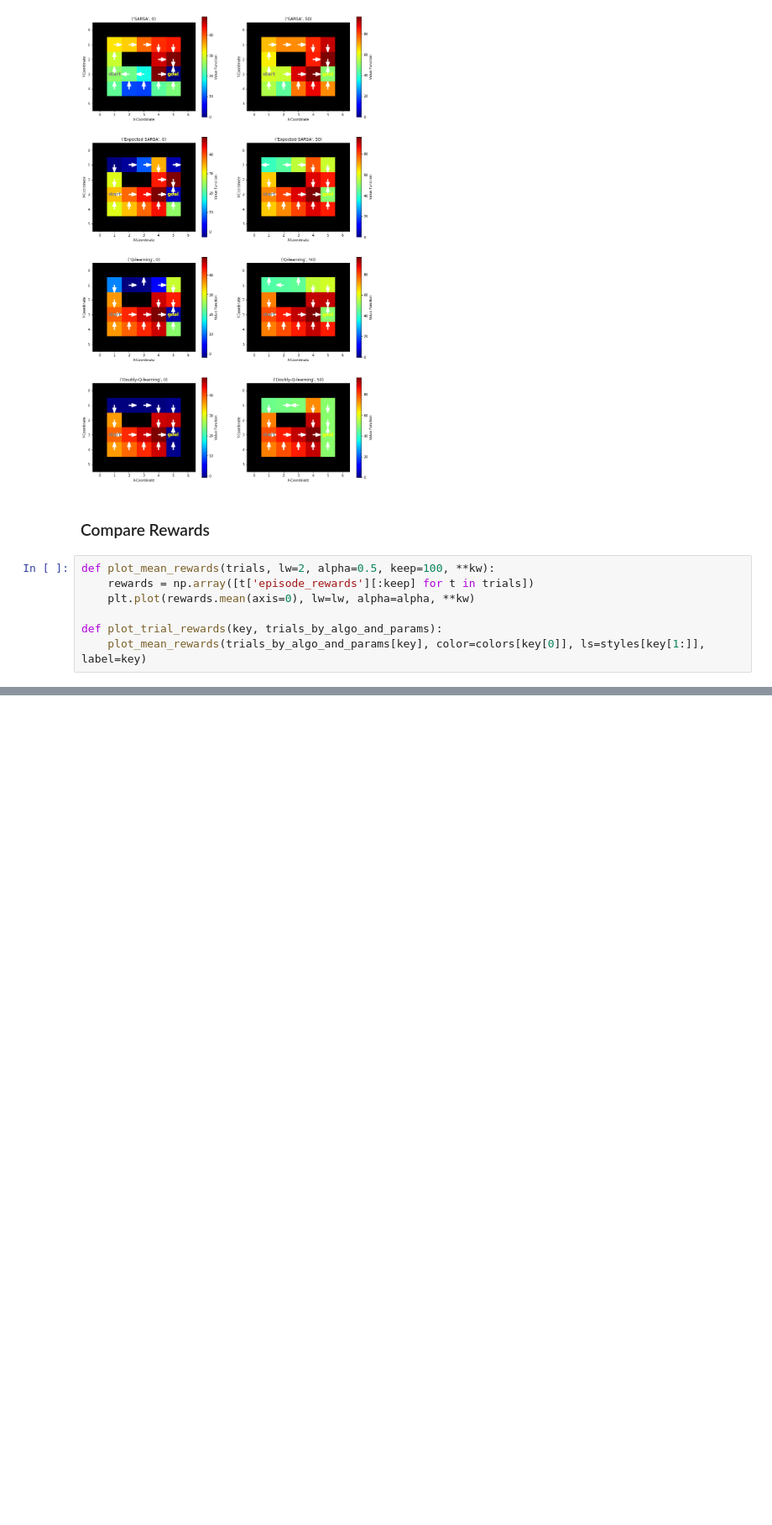
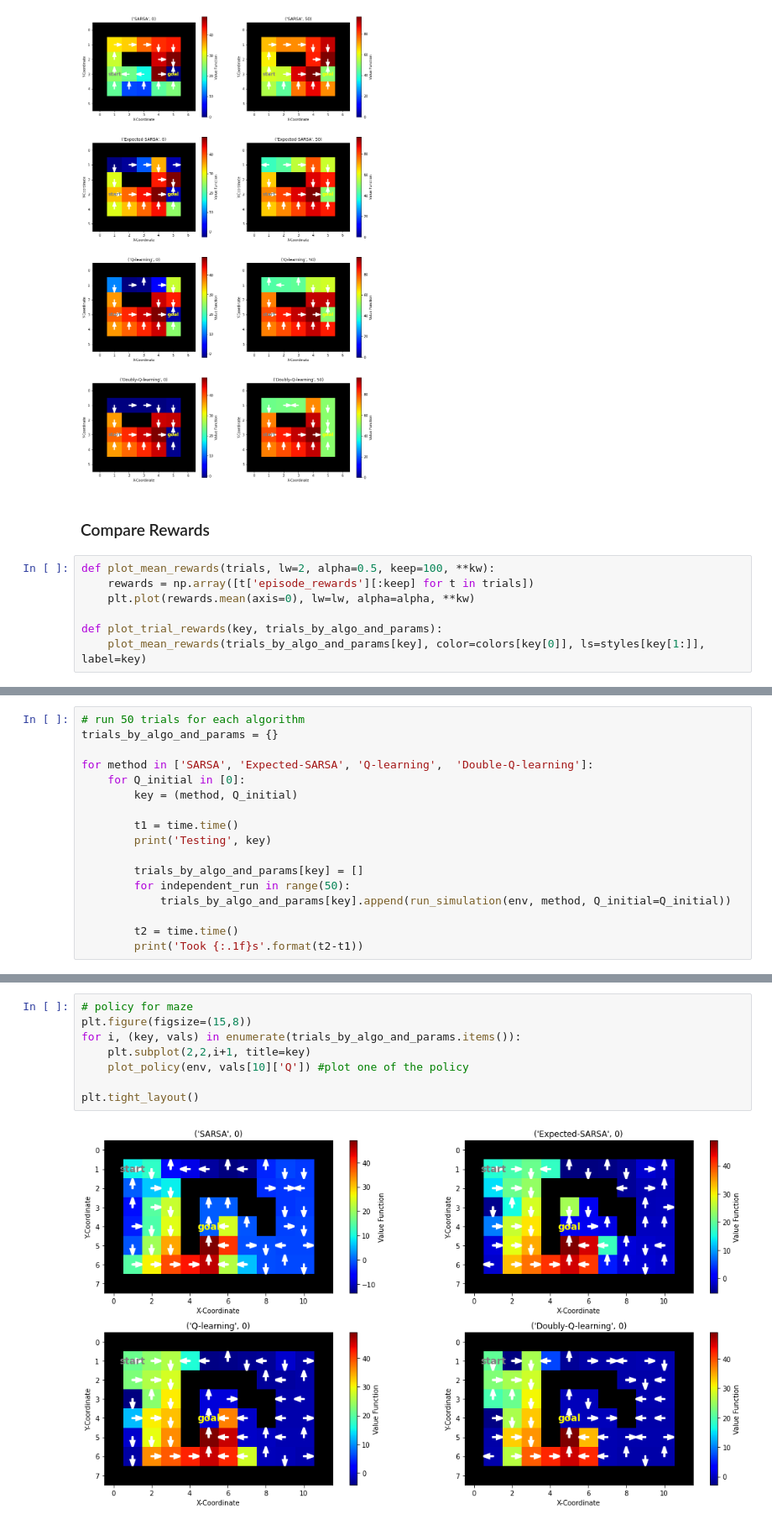
Before and after one commit to wijayajessica/AI_project, a Jupyter notebook: Evaluate Algorithm.ipynb, the cells around one changed output, grey strips where cells are left out. Shown at 84% size. Saved outputs shown, nothing was run; the diff lists cells and outputs as text; blank space fills up the shorter version.

```diff
--- a/Evaluate Algorithm.ipynb
+++ b/Evaluate Algorithm.ipynb
@@ -143,0 +198,17 @@ plt.show()
+# %%
+# run 50 trials for each algorithm
+trials_by_algo_and_params = {}
+
+for method in ['SARSA', 'Expected-SARSA', 'Q-learning',  'Double-Q-learning']:
+    for Q_initial in [0]:
+        key = (method, Q_initial)
+
+        t1 = time.time()
+        print('Testing', key)
+
+        trials_by_algo_and_params[key] = []
+        for independent_run in range(50):
+            trials_by_algo_and_params[key].append(run_simulation(env, method, Q_initial=Q_initial))
+
+        t2 = time.time()
+        print('Took {:.1f}s'.format(t2-t1))
@@ -143,0 +218,10 @@ plt.show()
+# %%
+# policy for maze
+plt.figure(figsize=(15,8))
+for i, (key, vals) in enumerate(trials_by_algo_and_params.items()):
+    plt.subplot(2,2,i+1, title=key)
+    plot_policy(env, vals[10]['Q']) #plot one of the policy
+
+plt.tight_layout()
+# %% [output]
+[figure, added]
```
Also changed, not shown: parts of 11 cells of this notebook.
